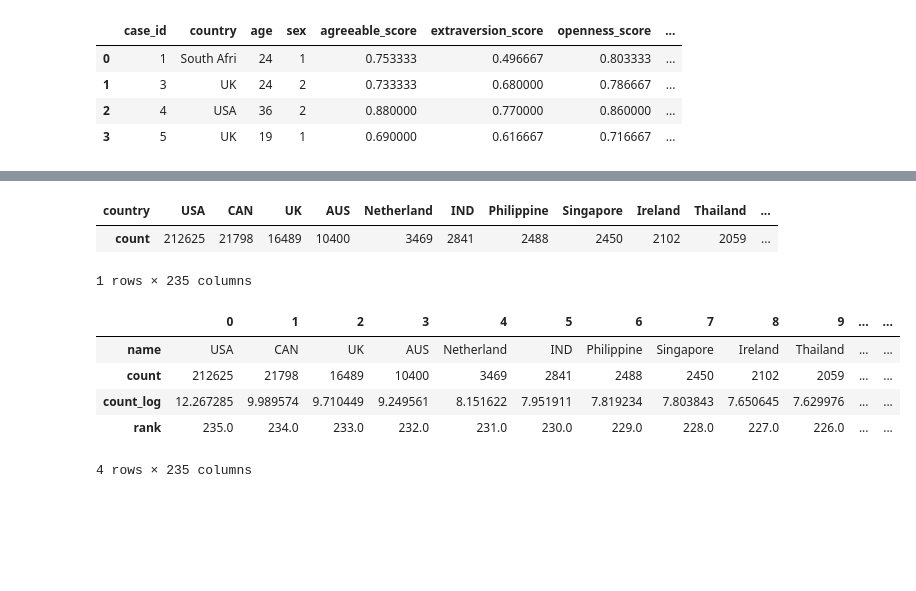
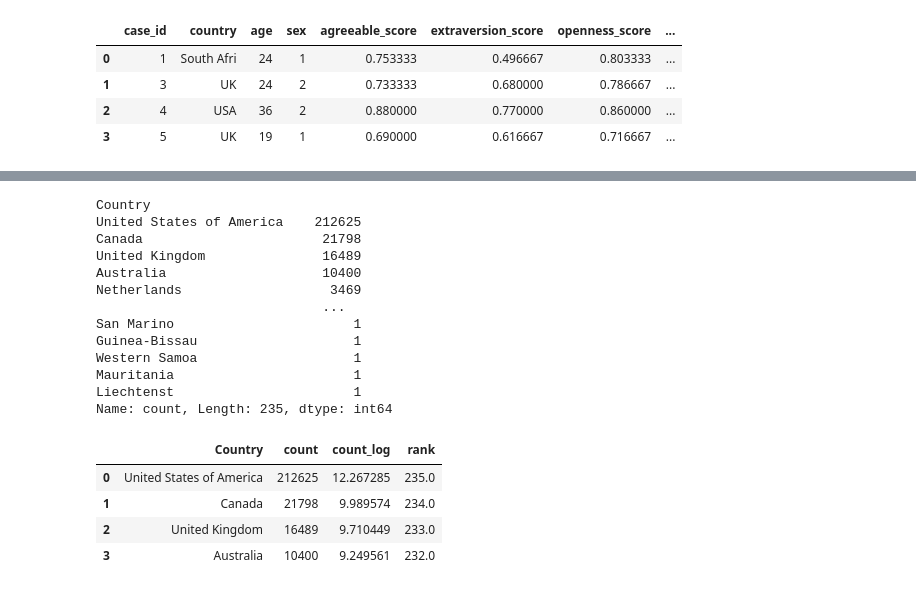
Before and after one commit to BellaIngenue/DivorceRates-and-Big5, a Jupyter notebook: Divorce-Big5.ipynb, the cells around one changed output, grey strips where cells are left out. Cells and saved outputs as stored; diff of their text form; code cells hidden in the pictures; blank space fills up the shorter version.

```diff
--- a/Divorce-Big5.ipynb
+++ b/Divorce-Big5.ipynb
@@ -112,3 +114,20 @@ df.head(4)
 | 1 | 3 | UK | 24 | 2 | 0.733333 | 0.680000 | 0.786667 | ... |
 | 2 | 4 | USA | 36 | 2 | 0.880000 | 0.770000 | 0.860000 | ... |
 | 3 | 5 | UK | 19 | 1 | 0.690000 | 0.616667 | 0.716667 | ... |
+# %%
+# Let's first organize and rename Columns/Rows...
+
+df.drop(df.columns[0], axis=1, inplace=True)
+
+# We had to rename a good amount of Countries to fit mapping
+df['country']= df['country'].replace({'USA':'United States of America', 'UK':'United Kingdom', 'South Kore':'South Korea', 'Russian Fe':'Russia', 'South Afri':'South Africa', 'Libyan Ara':'Libya',
+                    'Saudi Arab':'Saudi Arabia', 'Afghanista':'Afghanistan', 'Tanzania':'United Republic of Tanzania', 'Columbia':'Colombia', 'Central Af':'Central African Republic',
+                    'Turkmenist':'Turkmenistan', 'Kyrgystan':'Kyrgyzstan', 'Philippine':'Philippines', 'El Salvado':'El Salvador', 'Puerto Ric':'Puerto Rico', 'Dominican':'Dominican Republic',
+                    'Trinidad a': 'Trinidad and Tobago', 'Falkland I':'Falkland Islands', 'North Kore':'North Korea', 'Netherland':'Netherlands', 'New Zealan':'New Zealand',
+                    'Papua New': 'Papua New Guinea','Solomon Is': 'Solomon Islands', 'New Caledo':'New Caledonia', 'Lao P.Dem.':'Laos', 'United Ara': 'United Arab Emirates',
+                    'Ivory Coas':'Ivory Coast', 'Burkina Fa':'Burkina Faso', 'Equatorial':'Equatorial Guinea', 'Czech Repu': 'Czechia', 'Switzerlan': 'Switzerland',
+                    'Bosnia Her':'Bosnia and Herzegovina', 'Western Sa':'Western Sahara', 'Northern M':'North Macedonia', 'Guinea-Bis':'Guinea-Bissau','Sierra Leo':'Sierra Leone',
+                    'Burma(Myan':'Myanmar', 'W. Samoa':'Western Samoa'})
+
+df.columns=["Country", "Age", "Sex", "Agreeableness", "Extraversion", "Openness", "Conscientiousness", "Neuroticism"]
+df.head(4)
@@ -115,30 +140,30 @@ df.head(4)
 # %%
 # Next, count the amount of cases for each country
-# country_dict = {i.alpha_2: i.alpha_3 for i in pycountry.countries}
-countries = (
-    pd.DataFrame(df.country.value_counts())
-    .T
-    .rename(columns=country_dict, index={'country':'count'})
-    .rename(columns={'Canada':'CAN', 'Australia':'AUS', 'India':'IND'})
-)
-
-# Change some countries to their alpha_3 instead of code
-
+countries = df['Country'].value_counts()
 countries
 # %% [output]
-| country | USA | CAN | UK | AUS | Netherland | IND | Philippine | Singapore | Ireland | Thailand | ... |
-| count | 212625 | 21798 | 16489 | 10400 | 3469 | 2841 | 2488 | 2450 | 2102 | 2059 | ... |
-1 rows × 235 columns
+Country
+United States of America    212625
+Canada                       21798
+United Kingdom               16489
+Australia                    10400
+Netherlands                   3469
+                             ...
+San Marino                       1
+Guinea-Bissau                    1
+Western Samoa                    1
+Mauritania                       1
+Liechtenst                       1
+Name: count, Length: 235, dtype: int64
 # %%
 # Let's log the ranks and Country counts in order
-countries_rank = countries.T.rename_axis('name').reset_index()
+countries_rank = countries.T.rename_axis('Country').reset_index()
 countries_rank['count_log'] = np.log(countries_rank['count'])
 countries_rank['rank'] = countries_rank['count'].rank()
-countries_rank.T
+countries_rank.head(4)
 # %% [output]
-|  | 0 | 1 | 2 | 3 | 4 | 5 | 6 | 7 | 8 | 9 | ... | ... |
-| name | USA | CAN | UK | AUS | Netherland | IND | Philippine | Singapore | Ireland | Thailand | ... | ... |
-| count | 212625 | 21798 | 16489 | 10400 | 3469 | 2841 | 2488 | 2450 | 2102 | 2059 | ... | ... |
-| count_log | 12.267285 | 9.989574 | 9.710449 | 9.249561 | 8.151622 | 7.951911 | 7.819234 | 7.803843 | 7.650645 | 7.629976 | ... | ... |
-| rank | 235.0 | 234.0 | 233.0 | 232.0 | 231.0 | 230.0 | 229.0 | 228.0 | 227.0 | 226.0 | ... | ... |
+|  | Country | count | count_log | rank |
+| 0 | United States of America | 212625 | 12.267285 | 235.0 |
+| 1 | Canada | 21798 | 9.989574 | 234.0 |
+| 2 | United Kingdom | 16489 | 9.710449 | 233.0 |
+| 3 | Australia | 10400 | 9.249561 | 232.0 |
-4 rows × 235 columns
```
Also changed, not shown: parts of 29 cells of this notebook, 6 other files.
